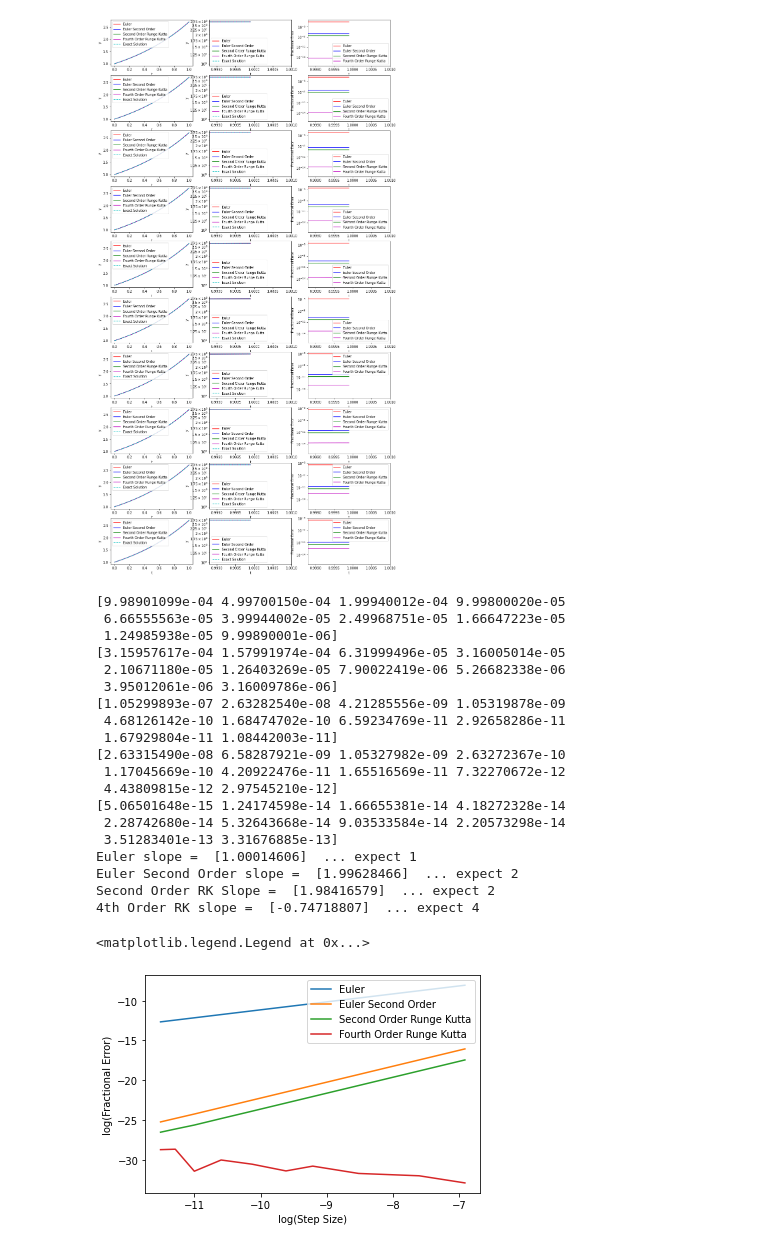
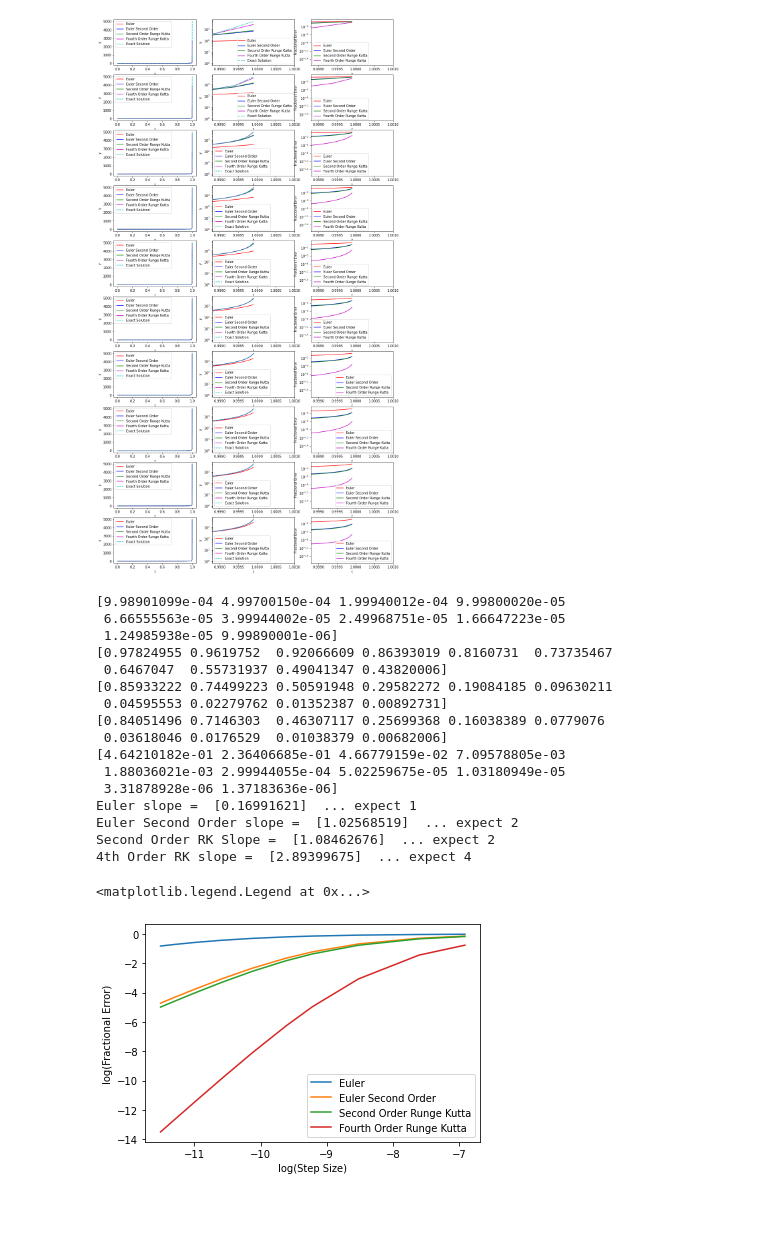
Before and after one commit to wutmeownow/phys441, a Jupyter notebook: JupyterNotebooks/Python/graph_runge_kutta_all.ipynb, the cells around one changed output. Saved outputs shown, nothing was run; the diff lists cells and outputs as text; code cells hidden in the pictures; blank space fills up the shorter version.

```diff
--- a/JupyterNotebooks/Python/graph_runge_kutta_all.ipynb
+++ b/JupyterNotebooks/Python/graph_runge_kutta_all.ipynb
@@ -5,16 +5,16 @@ import matplotlib.pyplot as plt
 import math
 # %%
 def fderiv(y,t,deriv):
-    #deriv[0] = 2.0*t*y[0]*y[0]
-    deriv[0] = math.exp(t)
+    deriv[0] = 2.0*t*y[0]*y[0]
+    #deriv[0] = math.exp(t)
 # %%
 def fderiv2(y,t,deriv,secondderiv):
-    #secondderiv[0] = 4.0*t*y[0]*deriv[0] + 2.0*y[0]*y[0]
-    secondderiv[0] = math.exp(t)
+    secondderiv[0] = 4.0*t*y[0]*deriv[0] + 2.0*y[0]*y[0]
+    #secondderiv[0] = math.exp(t)
 # %%
 def yexact(t):
-    #return 1.0/(1.0-t*t)
-    return math.exp(t)
+    return 1.0/(1.0-t*t)
+    #return math.exp(t)
 # %%
 def euler(y,nY,t,tau,deriv):
     F1 = array('d')
@@ -133,12 +133,12 @@ for istep in range(10):
     tau = a/nStep
 
     # Everything below this point is calculated.
+    y0 = 1.0
+    yp0 = 0.0
+    ypp0 = 2.0
     #y0 = 1.0
-    #yp0 = 0.0
+    #yp0 = 1.0
     #ypp0 = 2.0
-    y0 = 1.0
-    yp0 = 1.0
-    ypp0 = 2.0
 
     tlow = 0
 
@@ -280,34 +280,34 @@ for istep in range(10):
     tplot2 = np.array(tplot2)
     tplot3 = np.array(tplot3)
     tplot4 = np.array(tplot4)
 
     yerr1 = np.abs(yplot1-yy)/yy
     yerr2 = np.abs(yplot2-yy)/yy
     yerr3 = np.abs(yplot3-yy)/yy
     yerr4 = np.abs(yplot4-yy)/yy
 
     if debug:
         print ('Values at a = 0.9999')
         print (yplot4[nStep],yplot3[nStep],yplot2[nStep],yplot1[nStep],yy[nStep])
         print (tplot4[nStep],tplot3[nStep],tplot2[nStep],tplot1[nStep],tt[nStep])
 
     e1[istep] = yerr1[nStep]
     e2[istep] = yerr2[nStep]
     e3[istep] = yerr3[nStep]
     e4[istep] = yerr4[nStep]
 
     axs[istep][2].plot(tplot1[0:nStep+1],yerr1[0:nStep+1],'r-',label='Euler')
     axs[istep][2].plot(tplot2[0:nStep+1],yerr2[0:nStep+1],'b-',label='Euler Second Order')
     axs[istep][2].plot(tplot3[0:nStep+1],yerr3[0:nStep+1],'g-',label='Second Order Runge Kutta')
     axs[istep][2].plot(tplot4[0:nStep+1],yerr4[0:nStep+1],'m-',label='Fourth Order Runge Kutta')
     axs[istep][2].set_yscale('log')
     axs[istep][2].set_ylabel('Fractional Error')
     axs[istep][2].set_xlabel('t')
     axs[istep][2].set_xlim(2*a-1.001,1.001)
     #axs[istep][2].set_ylim(0.001,1)
     axs[istep][2].legend()
 # %% [output]
-[figure, old version]
+[figure, new version]
 # %%
 dt = a/(Steps+1)
 
@@ -356,21 +356,18 @@ plt.legend()
 [9.98901099e-04 4.99700150e-04 1.99940012e-04 9.99800020e-05
  6.66555563e-05 3.99944002e-05 2.49968751e-05 1.66647223e-05
  1.24985938e-05 9.99890001e-06]
-[3.15957617e-04 1.57991974e-04 6.31999496e-05 3.16005014e-05
- 2.10671180e-05 1.26403269e-05 7.90022419e-06 5.26682338e-06
- 3.95012061e-06 3.16009786e-06]
-[1.05299893e-07 2.63282540e-08 4.21285556e-09 1.05319878e-09
- 4.68126142e-10 1.68474702e-10 6.59234769e-11 2.92658286e-11
- 1.67929804e-11 1.08442003e-11]
-[2.63315490e-08 6.58287921e-09 1.05327982e-09 2.63272367e-10
- 1.17045669e-10 4.20922476e-11 1.65516569e-11 7.32270672e-12
- 4.43809815e-12 2.97545210e-12]
-[5.06501648e-15 1.24174598e-14 1.66655381e-14 4.18272328e-14
- 2.28742680e-14 5.32643668e-14 9.03533584e-14 2.20573298e-14
- 3.51283401e-13 3.31676885e-13]
-Euler slope =  [1.00014606]  ... expect 1
-Euler Second Order slope =  [1.99628466]  ... expect 2
-Second Order RK Slope =  [1.98416579]  ... expect 2
-4th Order RK slope =  [-0.74718807]  ... expect 4
+[0.97824955 0.9619752  0.92066609 0.86393019 0.8160731  0.73735467
+ 0.6467047  0.55731937 0.49041347 0.43820006]
+[0.85933222 0.74499223 0.50591948 0.29582272 0.19084185 0.09630211
+ 0.04595553 0.02279762 0.01352387 0.00892731]
+[0.84051496 0.7146303  0.46307117 0.25699368 0.16038389 0.0779076
+ 0.03618046 0.0176529  0.01038379 0.00682006]
+[4.64210182e-01 2.36406685e-01 4.66779159e-02 7.09578805e-03
+ 1.88036021e-03 2.99944055e-04 5.02259675e-05 1.03180949e-05
+ 3.31878928e-06 1.37183636e-06]
+Euler slope =  [0.16991621]  ... expect 1
+Euler Second Order slope =  [1.02568519]  ... expect 2
+Second Order RK Slope =  [1.08462676]  ... expect 2
+4th Order RK slope =  [2.89399675]  ... expect 4
 <matplotlib.legend.Legend at 0x...>
-[figure, old version]
+[figure, new version]
```
